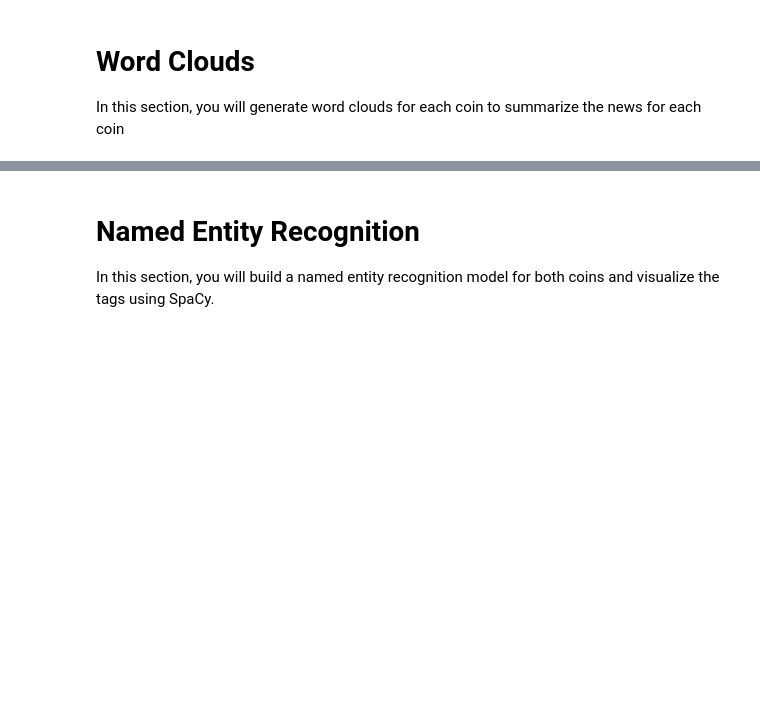
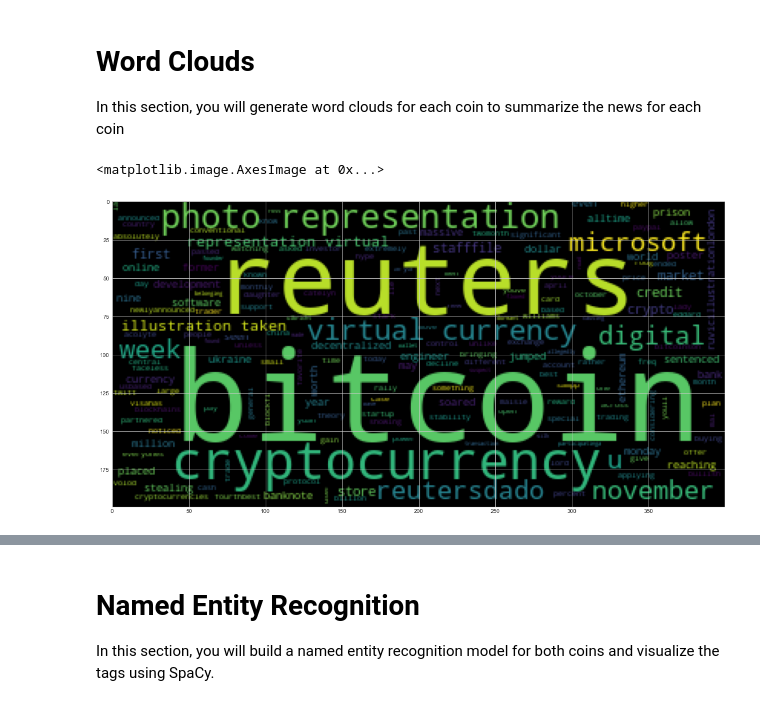
Before and after one commit to CacheKatch/crypto_sentiment_nlp, a Jupyter notebook: Starter_Code/crypto_sentiment.ipynb, the cells around one changed output, grey strips where cells are left out. Cells and saved outputs as stored; diff of their text form; code cells hidden in the pictures; blank space fills up the shorter version.

Commit message:
WordCloud and NER code

```diff
--- a/Starter_Code/crypto_sentiment.ipynb
+++ b/Starter_Code/crypto_sentiment.ipynb
@@ -363,2 +357,2 @@ for row in articles_bitcoin_df['content']:
 # %%
-articles_bitcoin_df['tokens'] = articles_bitcoin_df['content'].apply(tokenizer)
+"""articles_bitcoin_df['tokens'] = articles_bitcoin_df['content'].apply(tokenizer) """
@@ -365,6 +361,6 @@ articles_bitcoin_df['tokens'] = articles_bitcoin_df['content'].apply(tokenizer)
 # %%
-def apply_tokenizer(x):
+"""def apply_tokenizer(x):
     return tokenizer(x)
 
-articles_bitcoin_df['tokens']= articles_bitcoin_df.apply(apply_tokenizer, axis=1)
+articles_bitcoin_df['tokens']= articles_bitcoin_df.apply(apply_tokenizer, axis=1)"""
 # %% [output]
@@ -446,0 +477,11 @@ from nltk import ngrams
+# %%
+# Generate the Bitcoin N-grams where N=2
+# To generate NGrams I need to join all the strings first (text) and then
+# pass the tokenizer function through the newly generated big_string
+""" I had to do that because my tokens column consist of a list of tokens
+which can not be processed by ngrams function"""
+big_string_bit = ' '.join(bitcoin_df['text'])
+big_string_bit_clean = tokenizer(big_string_bit)
+bigrams = ngrams(big_string_bit_clean, n=2)
+top_bigrams = dict(Counter(bigrams).most_common(10))
+top_bigrams
@@ -467,4 +567,10 @@ import matplotlib as mpl
 mpl.rcParams['figure.figsize'] = [20.0, 10.0]
 # %%
 # Generate the Bitcoin word cloud
-ids =
+join_clean_tokens_bit = ' '.join(big_string_bit_clean)
+
+wc = WordCloud().generate(join_clean_tokens_bit)
+plt.imshow(wc)
+# %% [output]
+<matplotlib.image.AxesImage at 0x...>
+[figure, added]
```
Also changed, not shown: parts of 29 cells of this notebook.
